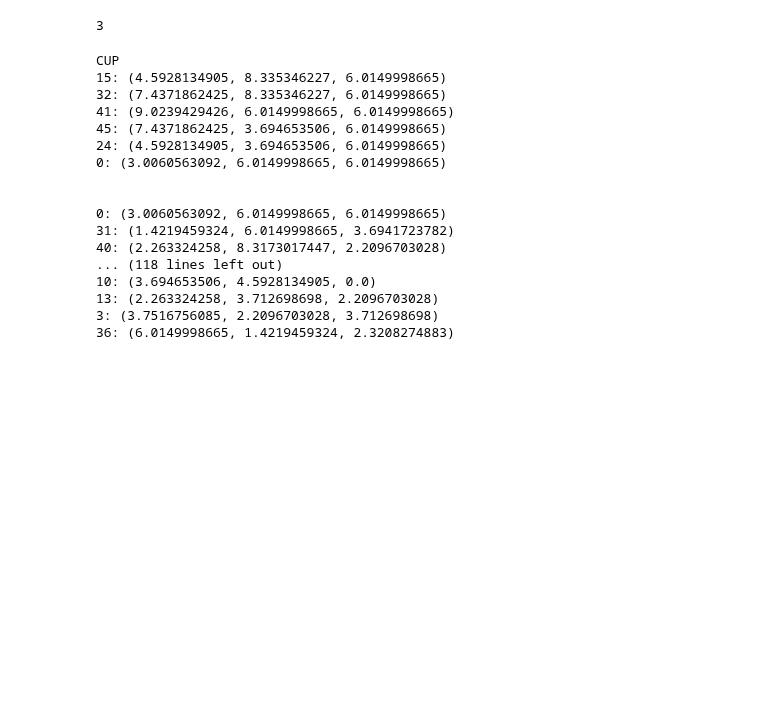
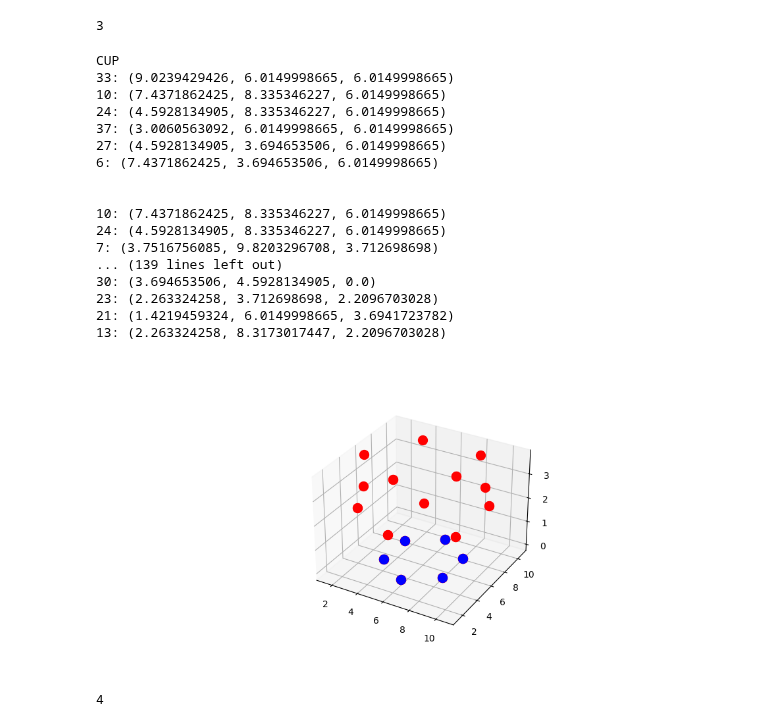
Before and after one commit to nicksmits1/chee494, a Jupyter notebook: DFS_Ring_Identification/DFS_Ring_Finder.ipynb, the cells around one changed output. Saved outputs shown, nothing was run; the diff lists cells and outputs as text; code cells hidden in the pictures; blank space fills up the shorter version.

```diff
--- a/DFS_Ring_Identification/DFS_Ring_Finder.ipynb
+++ b/DFS_Ring_Identification/DFS_Ring_Finder.ipynb
@@ -568,23 +600,31 @@ print(len(g.cup_6_1_5_12_list))
 # %% [output]
 3
 # %%
-for cup in g.cup_6_1_5_12_list:
+for cup in g.cup_6_1_5_6_list:
     cup.print_cup()
 # %% [output]
 CUP
-15: (4.5928134905, 8.335346227, 6.0149998665)
-32: (7.4371862425, 8.335346227, 6.0149998665)
-41: (9.0239429426, 6.0149998665, 6.0149998665)
-45: (7.4371862425, 3.694653506, 6.0149998665)
-24: (4.5928134905, 3.694653506, 6.0149998665)
-0: (3.0060563092, 6.0149998665, 6.0149998665)
+33: (9.0239429426, 6.0149998665, 6.0149998665)
+10: (7.4371862425, 8.335346227, 6.0149998665)
+24: (4.5928134905, 8.335346227, 6.0149998665)
+37: (3.0060563092, 6.0149998665, 6.0149998665)
+27: (4.5928134905, 3.694653506, 6.0149998665)
+6: (7.4371862425, 3.694653506, 6.0149998665)
 
 
-0: (3.0060563092, 6.0149998665, 6.0149998665)
-31: (1.4219459324, 6.0149998665, 3.6941723782)
-40: (2.263324258, 8.3173017447, 2.2096703028)
-... (118 lines left out)
-10: (3.694653506, 4.5928134905, 0.0)
-13: (2.263324258, 3.712698698, 2.2096703028)
-3: (3.7516756085, 2.2096703028, 3.712698698)
-36: (6.0149998665, 1.4219459324, 2.3208274883)
+10: (7.4371862425, 8.335346227, 6.0149998665)
+24: (4.5928134905, 8.335346227, 6.0149998665)
+7: (3.7516756085, 9.8203296708, 3.712698698)
+... (139 lines left out)
+30: (3.694653506, 4.5928134905, 0.0)
+23: (2.263324258, 3.712698698, 2.2096703028)
+21: (1.4219459324, 6.0149998665, 3.6941723782)
+13: (2.263324258, 8.3173017447, 2.2096703028)
+# %%
+g.cup_6_1_5_6_list[2].plot_cup()
+# %% [output]
+[figure, added]
+# %%
+g.find_6_2_5_12_cages()
+# %% [output]
+4
```
Also changed, not shown: parts of 10 cells of this notebook.
